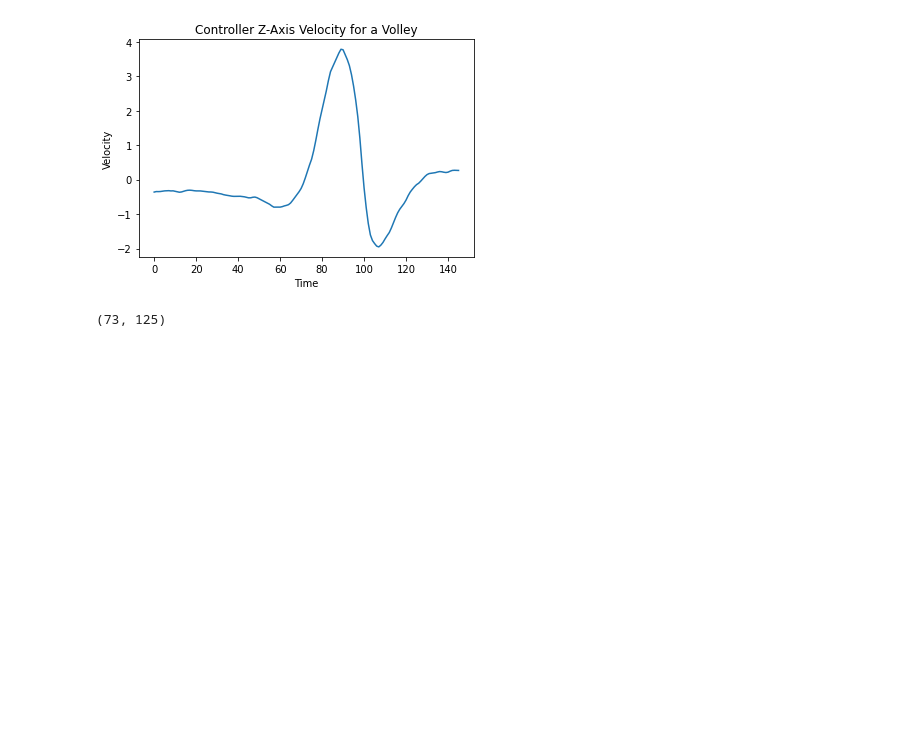
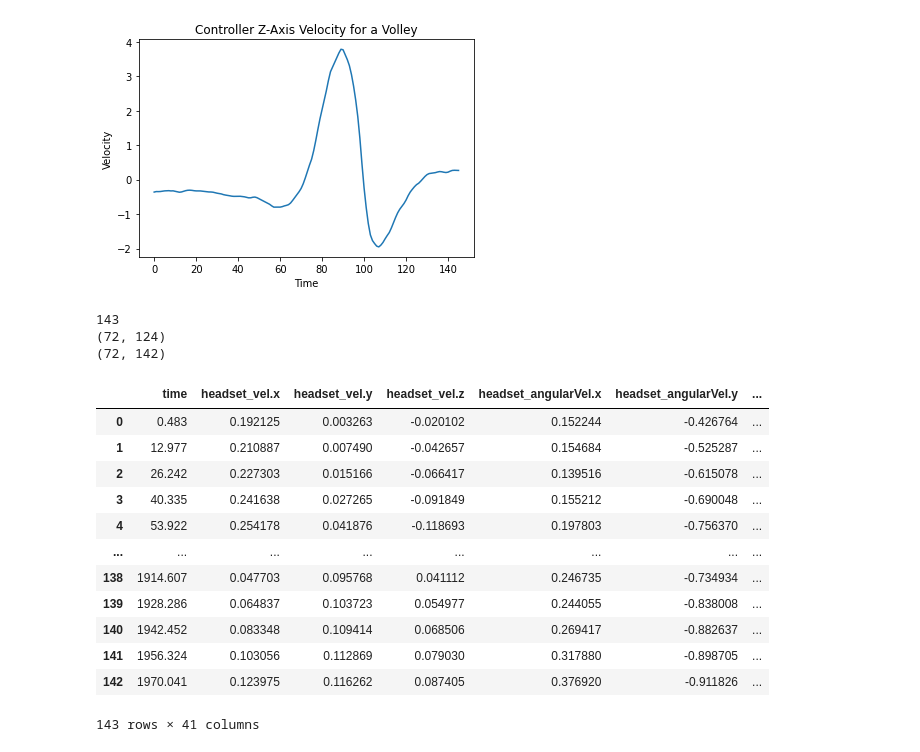
Before and after one commit to ianhuzhang/Tennis-Swing-Analyzer, a Jupyter notebook: Python/start_and_end.ipynb, the cells around one changed output. Saved outputs shown, nothing was run; the diff lists cells and outputs as text; code cells hidden in the pictures; blank space fills up the shorter version.

```diff
--- a/Python/start_and_end.ipynb
+++ b/Python/start_and_end.ipynb
@@ -452,9 +514,60 @@ plt.xlabel("Time")
 plt.show()
 # %% [output]
 [figure]
+# %%
+filepath = "../Data/Combined/SRV_88.csv"
+data = pd.read_csv(filepath, index_col=False)
+print(len(data))
+print(start_end_FHD_BHD_4(data))
+print(get_start_end2(data))
+# %% [output]
+143
+(72, 124)
+(72, 142)
+# %%
+def add_features(data):
+    """
+    Takes a raw sensor trace as a dataframe
+
+    Adds four features to the data:
+     - Controller right velocity
+     - Controller right velocity.x at max velocity
+     - Controller right velocity.y at max velocity
+     - Controller right pos.y relative to headset
+
+    Returns the same dataframe, with the four new features.
+    """
+
+    data['controller_right_vel'] = (data['controller_right_vel.x'] ** 2 + data['controller_right_vel.y'] ** 2 + data['controller_right_vel.z'] ** 2) ** (1/2)
+
+
+    idx_max = -1
+    mx = -float('inf') # Finding moment of maximum velocity
+    for i in range(len(data['controller_right_vel'])):
+        if float(data['controller_right_vel'][i]) > mx:
+            mx = float(data['controller_right_vel'][i])
+            idx_max = i
+
+    data['controller_right_vel.x_at_max_vel'] = data['controller_right_vel.x'][idx_max]
+    data['controller_right_vel.y_at_max_vel'] = data['controller_right_vel.y'][idx_max]
+    data['controller_right_pos.y_rel_headset'] = data['controller_right_pos.y'] - data['headset_pos.y']
+
+    return data
 # %%
-filepath = "../Data/Combined/VOL_26.csv"
+filepath = "../Data/Combined/SRV_88.csv"
 data = pd.read_csv(filepath, index_col=False)
-start_end_FHD_BHD_4(data)
+add_features(data)
 # %% [output]
+|  | time | headset_vel.x | headset_vel.y | headset_vel.z | headset_angularVel.x | headset_angularVel.y | ... |
+| 0 | 0.483 | 0.192125 | 0.003263 | -0.020102 | 0.152244 | -0.426764 | ... |
+| 1 | 12.977 | 0.210887 | 0.007490 | -0.042657 | 0.154684 | -0.525287 | ... |
+| 2 | 26.242 | 0.227303 | 0.015166 | -0.066417 | 0.139516 | -0.615078 | ... |
+| 3 | 40.335 | 0.241638 | 0.027265 | -0.091849 | 0.155212 | -0.690048 | ... |
+| 4 | 53.922 | 0.254178 | 0.041876 | -0.118693 | 0.197803 | -0.756370 | ... |
+| ... | ... | ... | ... | ... | ... | ... | ... |
+| 138 | 1914.607 | 0.047703 | 0.095768 | 0.041112 | 0.246735 | -0.734934 | ... |
+| 139 | 1928.286 | 0.064837 | 0.103723 | 0.054977 | 0.244055 | -0.838008 | ... |
+| 140 | 1942.452 | 0.083348 | 0.109414 | 0.068506 | 0.269417 | -0.882637 | ... |
+| 141 | 1956.324 | 0.103056 | 0.112869 | 0.079030 | 0.317880 | -0.898705 | ... |
+| 142 | 1970.041 | 0.123975 | 0.116262 | 0.087405 | 0.376920 | -0.911826 | ... |
-(73, 125)
+143 rows × 41 columns
```
Also changed, not shown: parts of 1 cell of this notebook, 1 other file.
